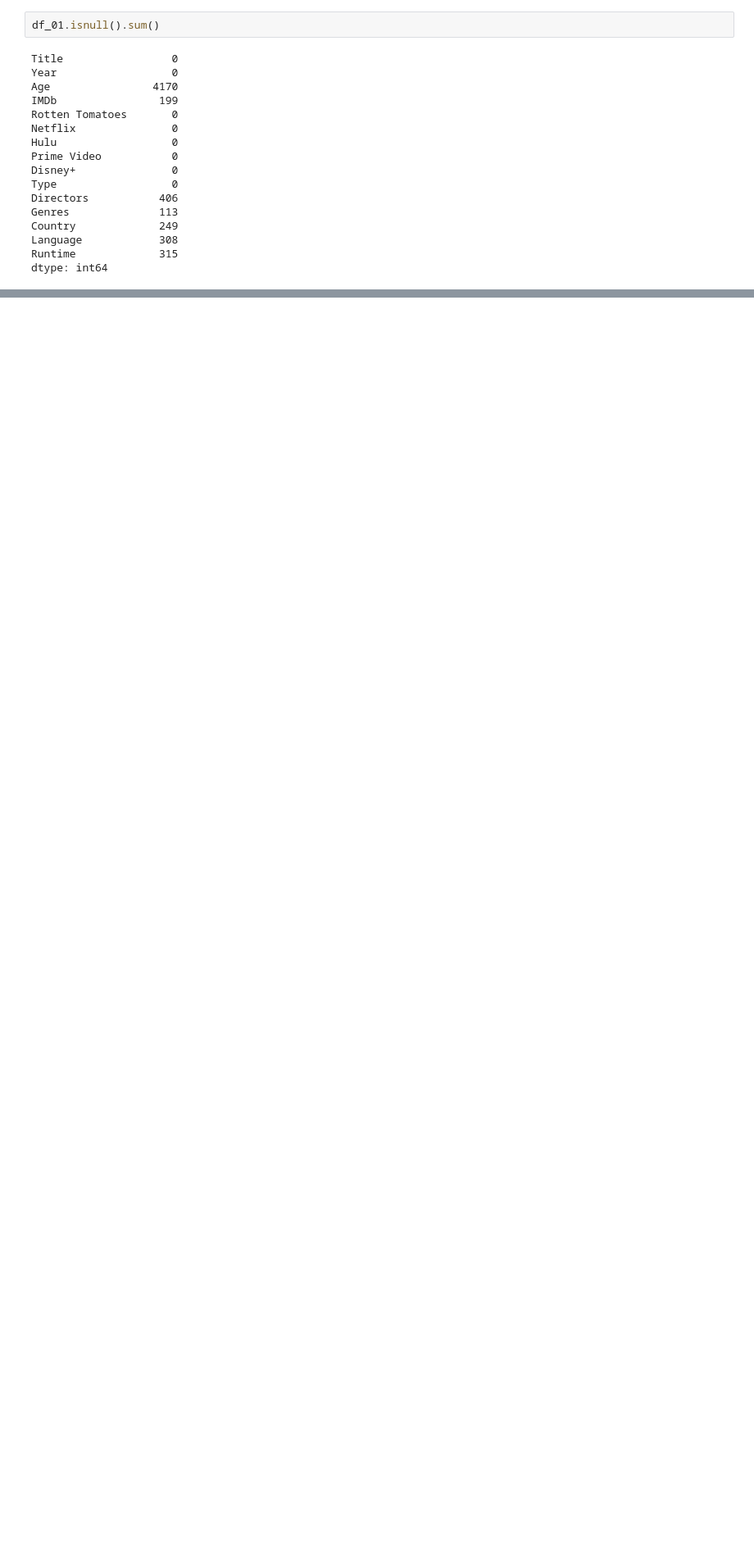
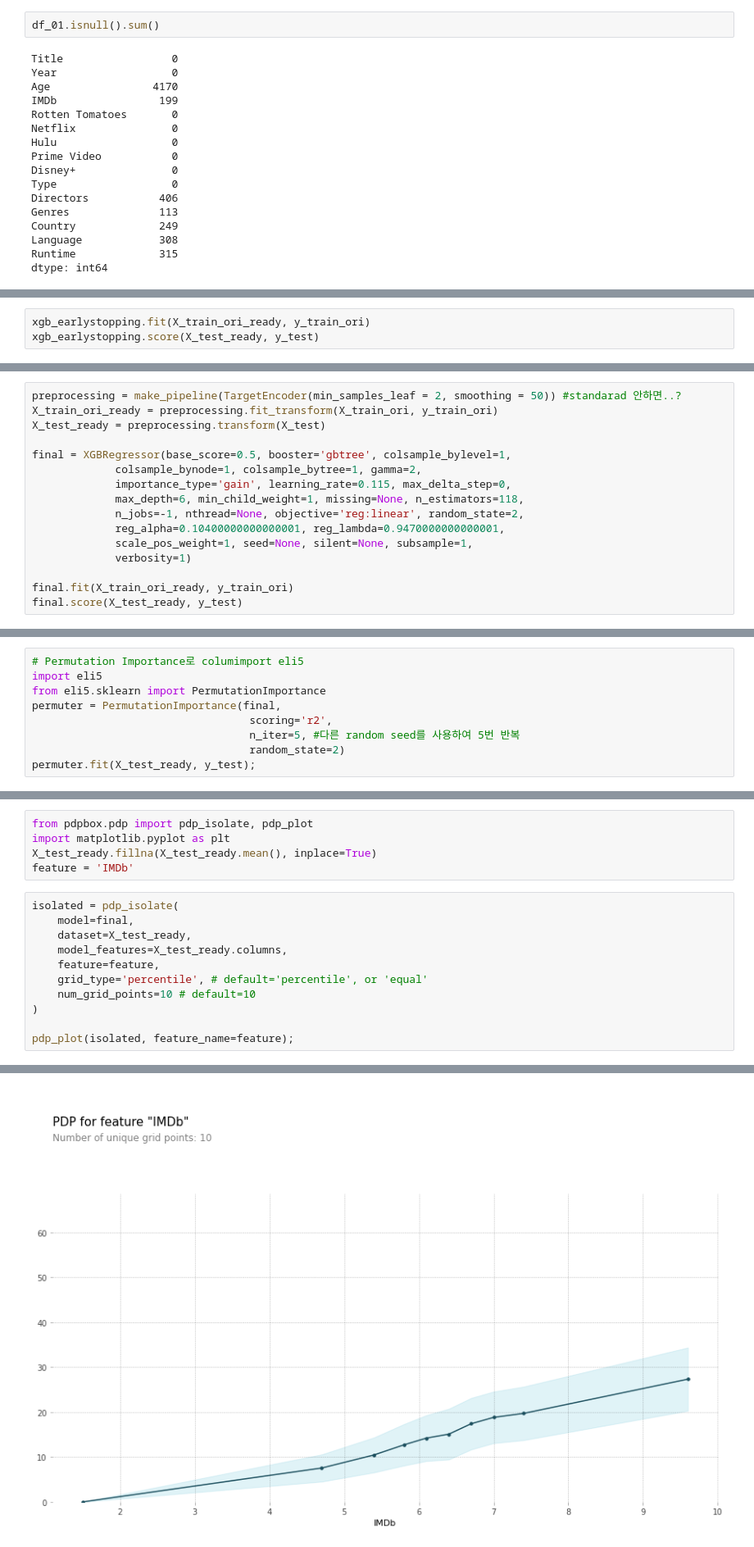
Before and after one commit to jiho-kang/Data_Analysis_Project, a Jupyter notebook: [project2]_Movies_on_streaming_platform.ipynb, the cells around one changed output, grey strips where cells are left out. Shown at 82% size. Saved outputs shown, nothing was run; the diff lists cells and outputs as text; blank space fills up the shorter version.

```diff
--- a/[project2]_Movies_on_streaming_platform.ipynb
+++ b/[project2]_Movies_on_streaming_platform.ipynb
@@ -806,0 +975,3 @@ data["Rotten Tomatoes"] = [float(score[0:2]) for score in data["Rotten Tomatoes"
+# %%
+xgb_earlystopping.fit(X_train_ori_ready, y_train_ori)
+xgb_earlystopping.score(X_test_ready, y_test)
@@ -806,0 +1072,16 @@ data["Rotten Tomatoes"] = [float(score[0:2]) for score in data["Rotten Tomatoes"
+# %%
+preprocessing = make_pipeline(TargetEncoder(min_samples_leaf = 2, smoothing = 50)) #standarad 안하면..?
+X_train_ori_ready = preprocessing.fit_transform(X_train_ori, y_train_ori)
+X_test_ready = preprocessing.transform(X_test)
+
+final = XGBRegressor(base_score=0.5, booster='gbtree', colsample_bylevel=1,
+             colsample_bynode=1, colsample_bytree=1, gamma=2,
+             importance_type='gain', learning_rate=0.115, max_delta_step=0,
+             max_depth=6, min_child_weight=1, missing=None, n_estimators=118,
+             n_jobs=-1, nthread=None, objective='reg:linear', random_state=2,
+             reg_alpha=0.10400000000000001, reg_lambda=0.9470000000000001,
+             scale_pos_weight=1, seed=None, silent=None, subsample=1,
+             verbosity=1)
+
+final.fit(X_train_ori_ready, y_train_ori)
+final.score(X_test_ready, y_test)
@@ -806,0 +1110,9 @@ data["Rotten Tomatoes"] = [float(score[0:2]) for score in data["Rotten Tomatoes"
+# %%
+# Permutation Importance로 columimport eli5
+import eli5
+from eli5.sklearn import PermutationImportance
+permuter = PermutationImportance(final,
+                                  scoring='r2',
+                                  n_iter=5, #다른 random seed를 사용하여 5번 반복
+                                  random_state=2)
+permuter.fit(X_test_ready, y_test);
@@ -806,0 +1165,17 @@ data["Rotten Tomatoes"] = [float(score[0:2]) for score in data["Rotten Tomatoes"
+# %%
+from pdpbox.pdp import pdp_isolate, pdp_plot
+import matplotlib.pyplot as plt
+X_test_ready.fillna(X_test_ready.mean(), inplace=True)
+feature = 'IMDb'
+# %%
+isolated = pdp_isolate(
+    model=final,
+    dataset=X_test_ready,
+    model_features=X_test_ready.columns,
+    feature=feature,
+    grid_type='percentile', # default='percentile', or 'equal'
+    num_grid_points=10 # default=10
+)
+
+pdp_plot(isolated, feature_name=feature);
+# %% [output]
@@ -806,0 +1186 @@ data["Rotten Tomatoes"] = [float(score[0:2]) for score in data["Rotten Tomatoes"
+[figure, added]
```
Also changed, not shown: parts of 140 cells of this notebook.
